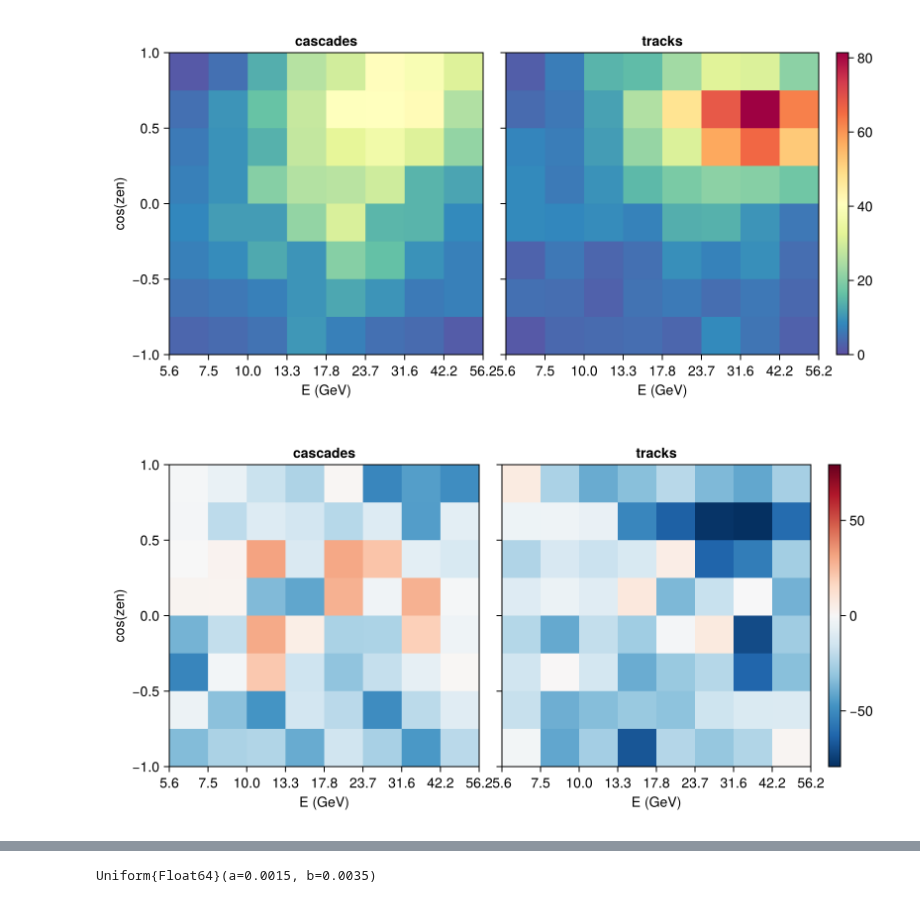
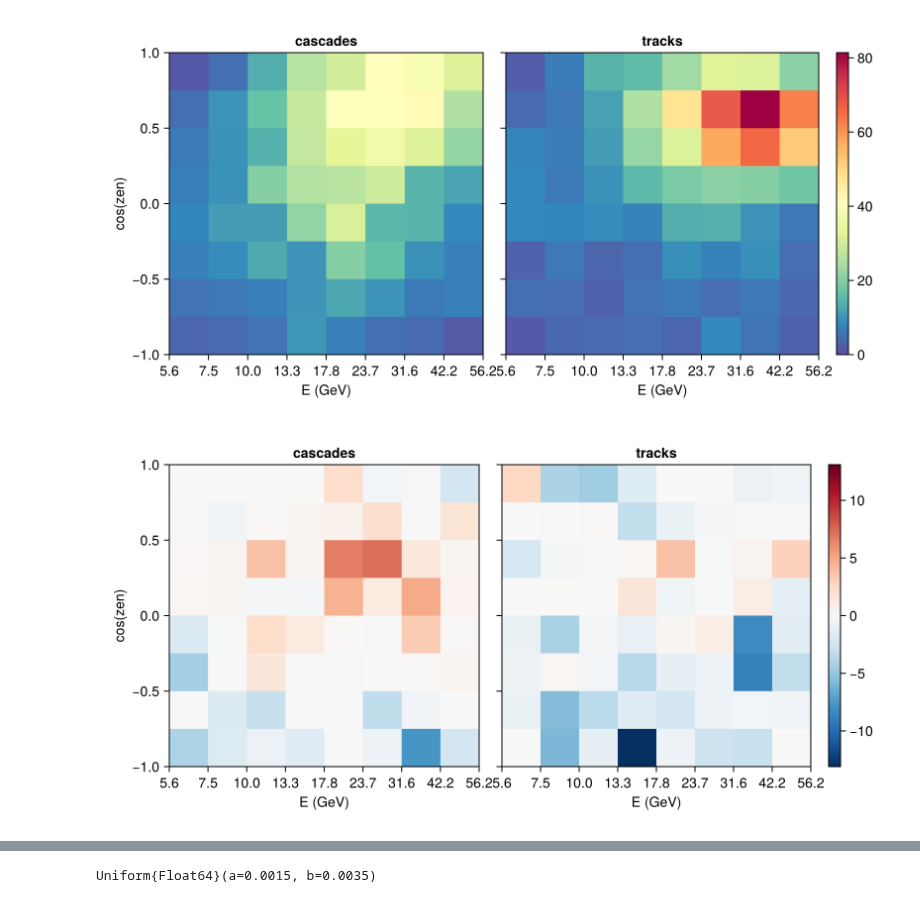
Before and after one commit to philippeller/Newtrinos.jl, a Jupyter notebook: src/experiments/icecube/deepcore_3y_highstats_sample_b/dev.ipynb, the cells around one changed output, grey strips where cells are left out. Drawn from its saved outputs; the diff is of its cells as text; code cells hidden in the pictures.

```diff
--- a/src/experiments/icecube/deepcore_3y_highstats_sample_b/dev.ipynb
+++ b/src/experiments/icecube/deepcore_3y_highstats_sample_b/dev.ipynb
@@ -97,4 +89,4 @@ const l_fine = midpoints(l_fine_bins)
 # %%
 mc_nu = CSV.read(joinpath("neutrino_mc.csv"), DataFrame; header=true);
 mc_nu.log10_true_energy = log10.(mc_nu.true_energy)
-mc_nu.l = cz_to_L(mc_nu.true_coszen);
+#mc_nu.l = cz_to_L(mc_nu.true_coszen);
@@ -677,7 +657,7 @@ OrderedDict{Any, Any} with 4 entries:
   :numubar => 40000×7 DataFrame…
 # %%
 function reweight(mc, params, osc_prob)
-    p = [osc_prob(e_fine, l_fine, params), osc_prob(e_fine, l_fine, params, anti=true)]
+    p = [osc_prob(e_fine, layers, params), osc_prob(e_fine, layers, params, anti=true)]
     f = calc_sys_flux(flux, params)
     res = OrderedDict()
     for (i, flav) in enumerate(flavs)
@@ -861,3 +834,5 @@ using Optim
 - opt_eff_overall : slope accounting for overall optical efficiency of DOMs, nominal parameter value is 1, the uncertainty +/- 0.1 and the valid range is +/- 0.2
 - opt_eff_lateral : slope accounting for lateral optical efficiency of DOMs, nominal parameter value is 0, the uncertainty +/- 1 and the valid range is +/- 2
 - opt_eff_headon : slope accounting for head-on optical efficiency of DOMs, nominal parameter value is 0, the uncertainty unknown (flat) and the valid range is [-5.0, +2.0]
+# %%
+prior_d = merge(Newtrinos.osc.standard.priors, priors)
@@ -864,5 +857,5 @@ using Optim
 # %%
-prior = distprod(;merge(Newtrinos.osc.standard.priors, priors)...)
+prior = distprod(;prior_d...)
 # %% [output]
 NamedTupleDist((θ₁₂ = Uniform{Float64}(a=0.4205343352839651, b=0.7853981633974483), θ₁₃ = Uniform{Float64}(a=0.1, b=0.2), θ₂₃ = Uniform{Float64}(a=0.5235987755982988, b=1.0471975511965976), δCP = Unif ...
 # %%
@@ -1026,9 +1041,9 @@ plotmap(muons["count"])
 # %% [output]
 [figure]
 # %%
-fig = plotmap((observed .- (expected .+ muons["count"])), colormap=Reverse(:RdBu), symm=true)
+fig = plotmap(sign.(observed .- expected) .* (observed .- expected).^2 ./ expected, colormap=Reverse(:RdBu), symm=true)
 # %% [output]
-[figure, old version]
+[figure, new version]
 # %%
 para_d = merge(Newtrinos.osc.standard.params, params_dict)
 # %% [output]
```
Also changed, not shown: parts of 49 cells of this notebook, 10 other files.
